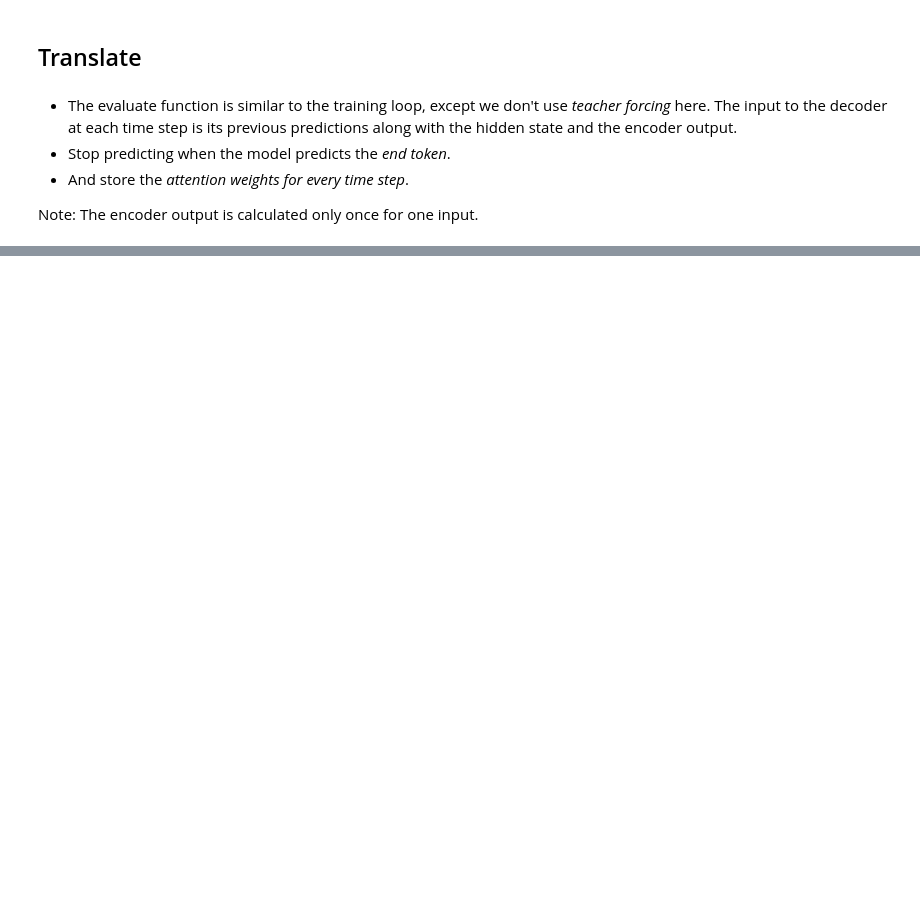
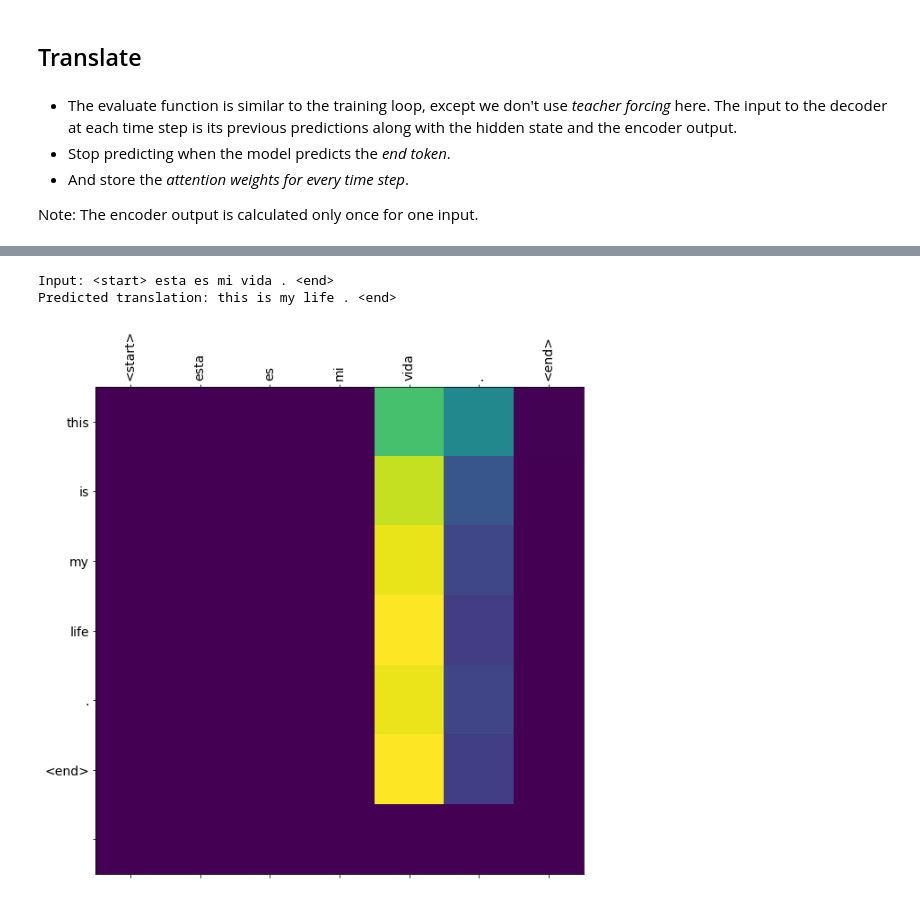
Before and after one commit to rahiakela/natural-language-processing-case-studies, a Jupyter notebook: neural_machine_translation_with_attention_for_english_spanish.ipynb, the cells around one changed output, grey strips where cells are left out. Drawn from its saved outputs; the diff is of its cells as text; code cells hidden in the pictures; blank space fills up the shorter version.

```diff
--- a/neural_machine_translation_with_attention_for_english_spanish.ipynb
+++ b/neural_machine_translation_with_attention_for_english_spanish.ipynb
@@ -466,0 +536,6 @@ Note: The encoder output is calculated only once for one input.
+# %%
+translate(u'esta es mi vida.')
+# %% [output]
+Input: <start> esta es mi vida . <end>
+Predicted translation: this is my life . <end>
+[figure, added]
```
Also changed, not shown: parts of 15 cells of this notebook.
